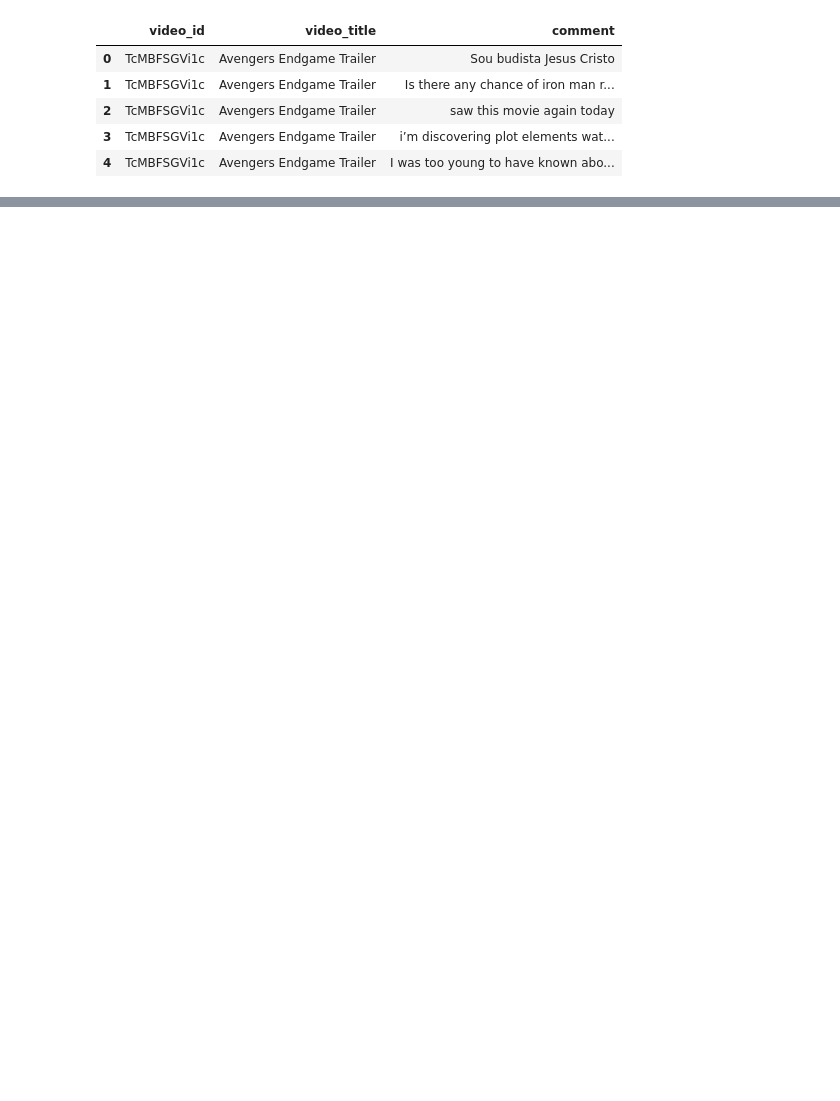
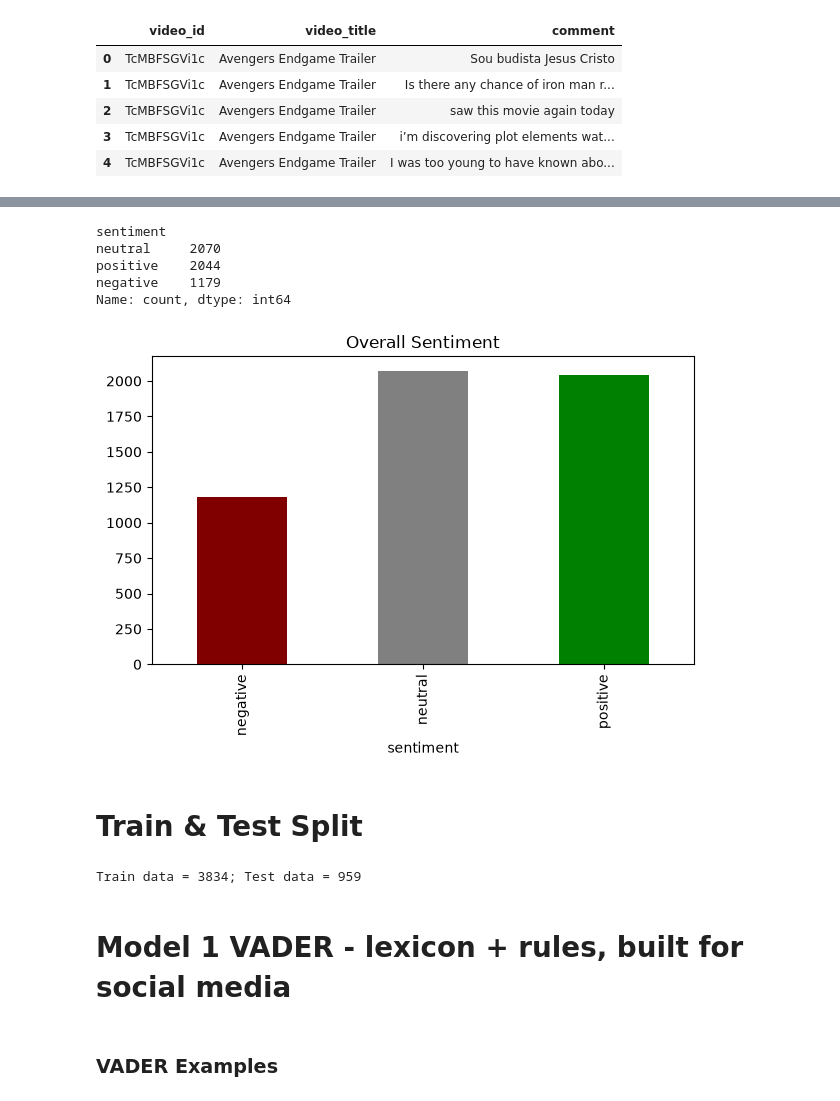
Before and after one commit to Kezelle/Milestone-4---Movie-Trailer-Sentiment-Analysis, a Jupyter notebook: testing_ko.ipynb, the cells around one changed output, grey strips where cells are left out. Drawn from its saved outputs; the diff is of its cells as text; code cells hidden in the pictures; blank space fills up the shorter version.

```diff
--- a/testing_ko.ipynb
+++ b/testing_ko.ipynb
@@ -174,0 +262,4 @@ df[['text', 'clean']].sample(5)
+# %%
+human_labelled = pd.read_csv('manually_validated_sample - with human labels.csv')
+human_labelled['human_label'] = human_labelled['human_label'].str.strip().str.lower()
+print(human_labelled['human_label'].value_counts(dropna=False))
@@ -174,0 +338,63 @@ df[['text', 'clean']].sample(5)
+# %%
+sia = SentimentIntensityAnalyzer()
+
+# Neutralize Marvel-specific title words and common misspellings
+for word in ["doom", "doomsday", "dooms", "doomsay", "doomed"]:
+    sia.lexicon[word] = 0.0
+
+def get_sentiment(text):
+    score = sia.polarity_scores(str(text))["compound"]
+    if score >= 0.05:
+        return "positive"
+    elif score <= -0.05:
+        return "negative"
+    else:
+        return "neutral"
+
+Avengers_trailer["sentiment"] = Avengers_trailer["clean"].apply(get_sentiment)
+print(Avengers_trailer["sentiment"].value_counts())
+# %% [output]
+sentiment
+neutral     2070
+positive    2044
+negative    1179
+Name: count, dtype: int64
+# %%
+fig, ax = plt.subplots(figsize=(7,4))
+
+Avengers_trailer['sentiment'].value_counts().reindex(['negative', 'neutral', 'positive']).plot.bar(
+    ax=ax, color=['maroon', 'gray','green'])
+ax.set_title("Overall Sentiment")
+
+plt.show()
+# %% [output]
+[figure, added]
+# %% [markdown]
+# Train & Test Split
+# %%
+# 1. Remove the 500 human-labeled validation rows from the main dataset before splitting
+remaining_df = Avengers_trailer.drop(index=sample_df.index)
+
+train, test = train_test_split(
+    remaining_df,
+    test_size=0.2,
+    random_state=42,
+    stratify=remaining_df["sentiment"]
+)
+
+y_train = train['sentiment'].to_numpy()
+y_test = test['sentiment'].to_numpy()
+
+print(f"Train data = {len(train)}; Test data = {len(test)}")
+
+# 2. Update evaluate() to benchmark against your 500 human labels
+y_human = human_labelled['human_label'].to_numpy()
+preds = {}
+results = {}
+labels = ["negative", "neutral", "positive"]
+# %% [output]
+Train data = 3834; Test data = 959
+# %% [markdown]
+# Model 1 VADER - lexicon + rules, built for social media
+# %% [markdown]
+### VADER Examples
```
Also changed, not shown: parts of 61 cells of this notebook, 3 other files.
